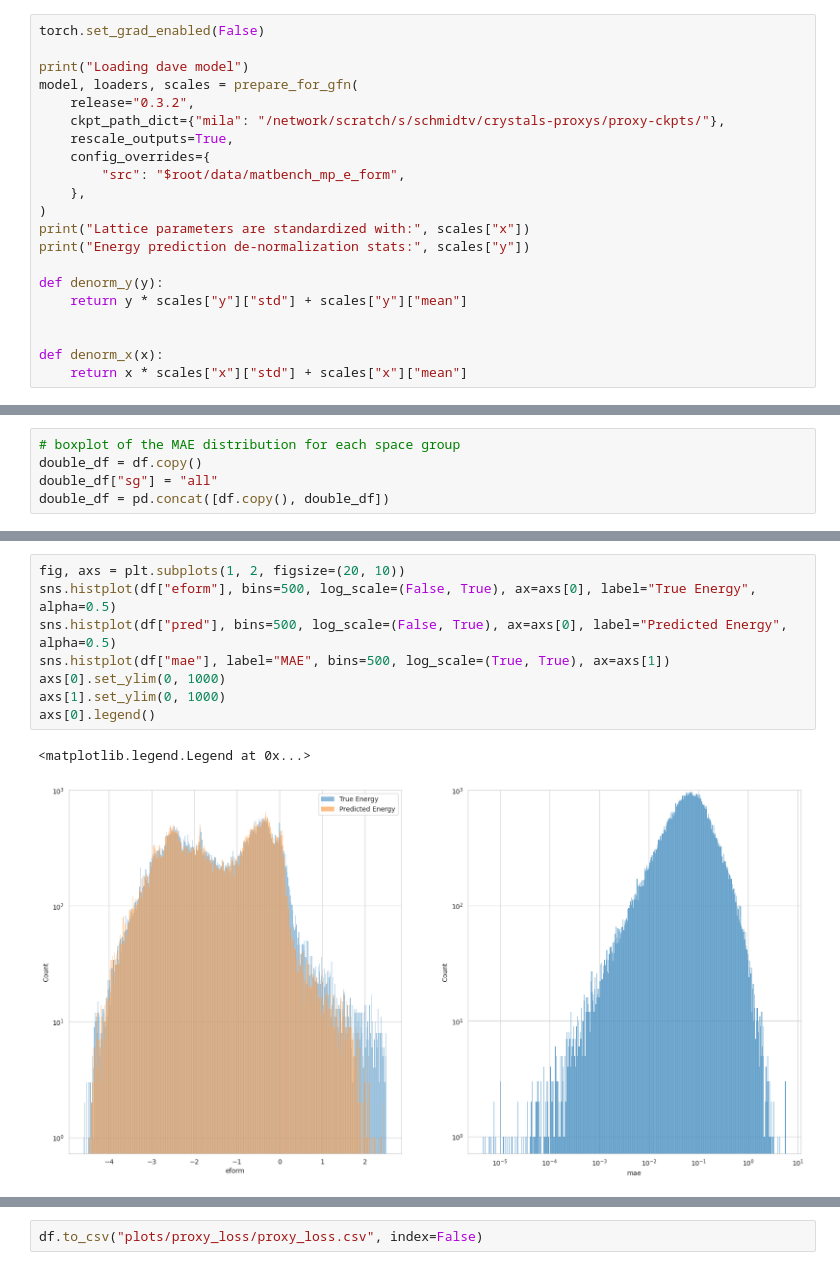
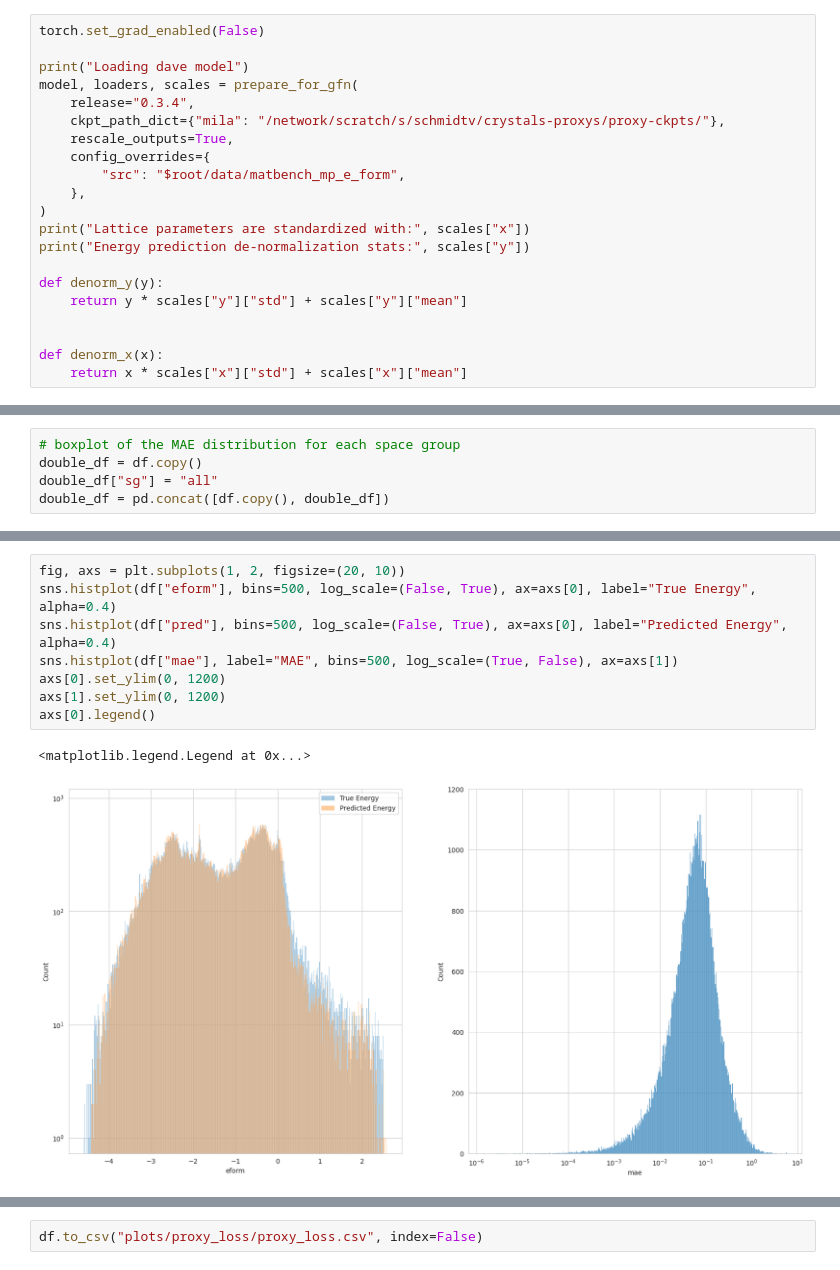
Before and after one commit to sh-divya/ActiveLearningMaterials, a Jupyter notebook: notebooks/proxy_loss.ipynb, the cells around one changed output, grey strips where cells are left out. Saved outputs shown, nothing was run; the diff lists cells and outputs as text.

Commit message:
plots notebooks

```diff
--- a/notebooks/proxy_loss.ipynb
+++ b/notebooks/proxy_loss.ipynb
@@ -37,7 +37,7 @@ torch.set_grad_enabled(False)
 
 print("Loading dave model")
 model, loaders, scales = prepare_for_gfn(
-    release="0.3.2",
+    release="0.3.4",
     ckpt_path_dict={"mila": "/network/scratch/s/schmidtv/crystals-proxys/proxy-ckpts/"},
     rescale_outputs=True,
     config_overrides={
@@ -191,12 +187,12 @@ plt.show()
 # %%
 fig, axs = plt.subplots(1, 2, figsize=(20, 10))
-sns.histplot(df["eform"], bins=500, log_scale=(False, True), ax=axs[0], label="True Energy", alpha=0.5)
-sns.histplot(df["pred"], bins=500, log_scale=(False, True), ax=axs[0], label="Predicted Energy", alpha=0.5)
-sns.histplot(df["mae"], label="MAE", bins=500, log_scale=(True, True), ax=axs[1])
-axs[0].set_ylim(0, 1000)
-axs[1].set_ylim(0, 1000)
+sns.histplot(df["eform"], bins=500, log_scale=(False, True), ax=axs[0], label="True Energy", alpha=0.4)
+sns.histplot(df["pred"], bins=500, log_scale=(False, True), ax=axs[0], label="Predicted Energy", alpha=0.4)
+sns.histplot(df["mae"], label="MAE", bins=500, log_scale=(True, False), ax=axs[1])
+axs[0].set_ylim(0, 1200)
+axs[1].set_ylim(0, 1200)
 axs[0].legend()
 # %% [output]
 <matplotlib.legend.Legend at 0x...>
-[figure, old version]
+[figure, new version]
 # %%
```
Also changed, not shown: parts of 21 cells of this notebook, 2 other files.
